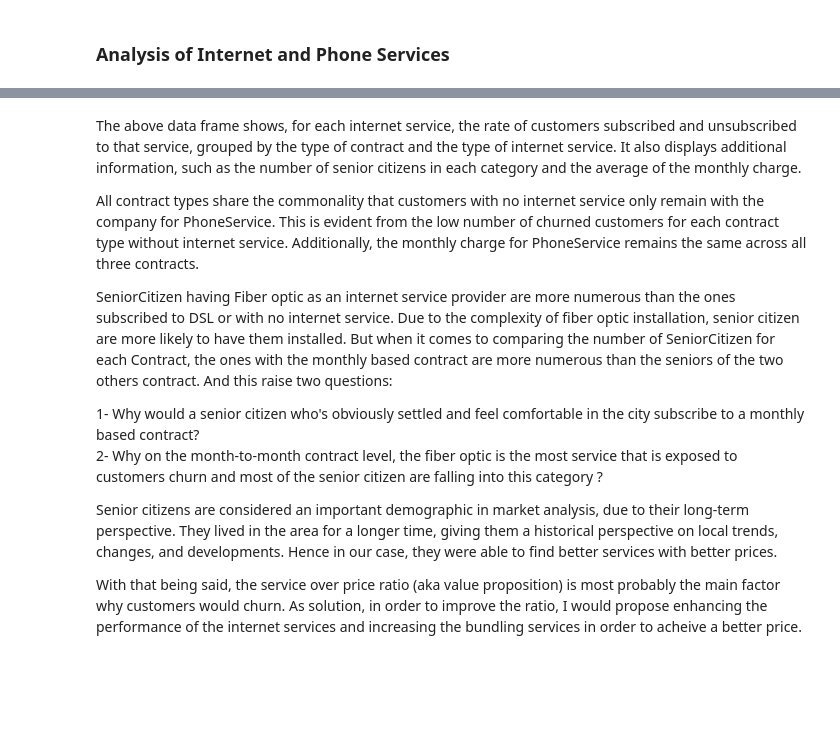
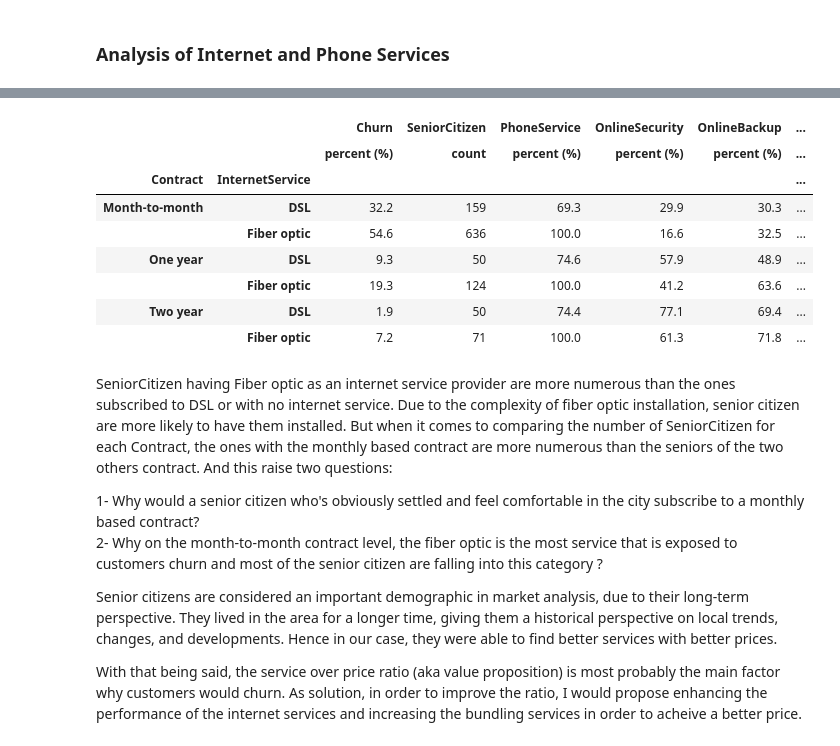
Before and after one commit to FawziElZein/Telco-Customer-Churn, a Jupyter notebook: Telco-Customer-Churn-Analysis.ipynb, the cells around one changed output, grey strips where cells are left out. Saved outputs shown, nothing was run; the diff lists cells and outputs as text; code cells hidden in the pictures; blank space fills up the shorter version.

```diff
--- a/Telco-Customer-Churn-Analysis.ipynb
+++ b/Telco-Customer-Churn-Analysis.ipynb
@@ -185,8 +197,17 @@ df_contract_agg
+# %%
+df_contract_agg.drop('PhoneService',axis=1,inplace=True)
+df_contract_agg.dropna()
+# %% [output]
+|  |  | Churn | SeniorCitizen | PhoneService | OnlineSecurity | OnlineBackup | ... |
+|  |  | percent (%) | count | percent (%) | percent (%) | percent (%) | ... |
+| Contract | InternetService |  |  |  |  |  | ... |
+| Month-to-month | DSL | 32.2 | 159 | 69.3 | 29.9 | 30.3 | ... |
+|  | Fiber optic | 54.6 | 636 | 100.0 | 16.6 | 32.5 | ... |
+| One year | DSL | 9.3 | 50 | 74.6 | 57.9 | 48.9 | ... |
+|  | Fiber optic | 19.3 | 124 | 100.0 | 41.2 | 63.6 | ... |
+| Two year | DSL | 1.9 | 50 | 74.4 | 77.1 | 69.4 | ... |
+|  | Fiber optic | 7.2 | 71 | 100.0 | 61.3 | 71.8 | ... |
 # %% [markdown]
-The above data frame shows, for each internet service, the rate of customers subscribed and unsubscribed to that service, grouped by the type of contract and the type of internet service. It also displays additional information, such as the number of senior citizens in each category and the average of the monthly charge.
-
-All contract types share the commonality that customers with no internet service only remain with the company for PhoneService. This is evident from the low number of churned customers for each contract type without internet service. Additionally, the monthly charge for PhoneService remains the same across all three contracts.
-
 SeniorCitizen having Fiber optic as an internet service provider are more numerous than the ones subscribed to DSL or with no internet service. Due to the complexity of fiber optic installation, senior citizen are more likely to have them installed. But when it comes to comparing the number of SeniorCitizen for each Contract, the ones with the monthly based contract are more numerous than the seniors of the two others contract. And this raise two questions:
 
 1- Why would a senior citizen who's obviously settled and feel comfortable in the city subscribe to a monthly based contract?
```
Also changed, not shown: parts of 2 cells of this notebook.
